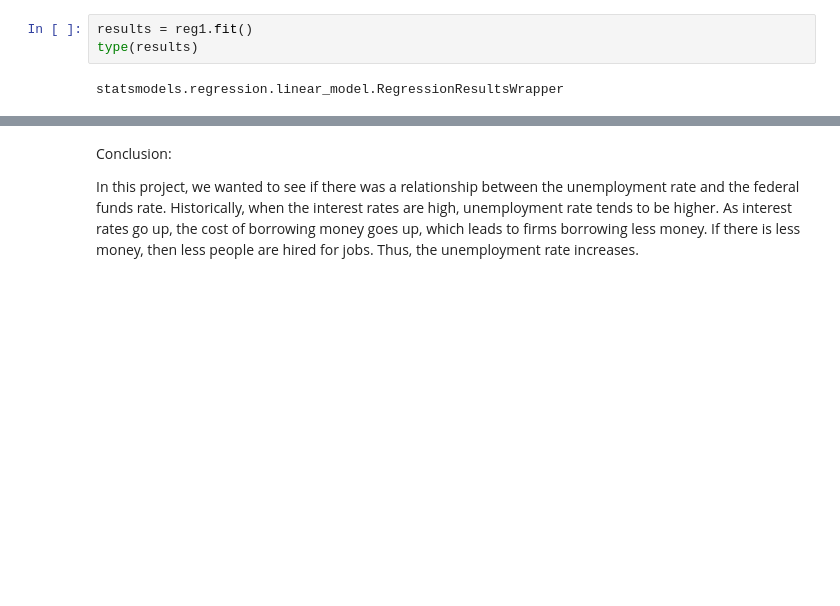
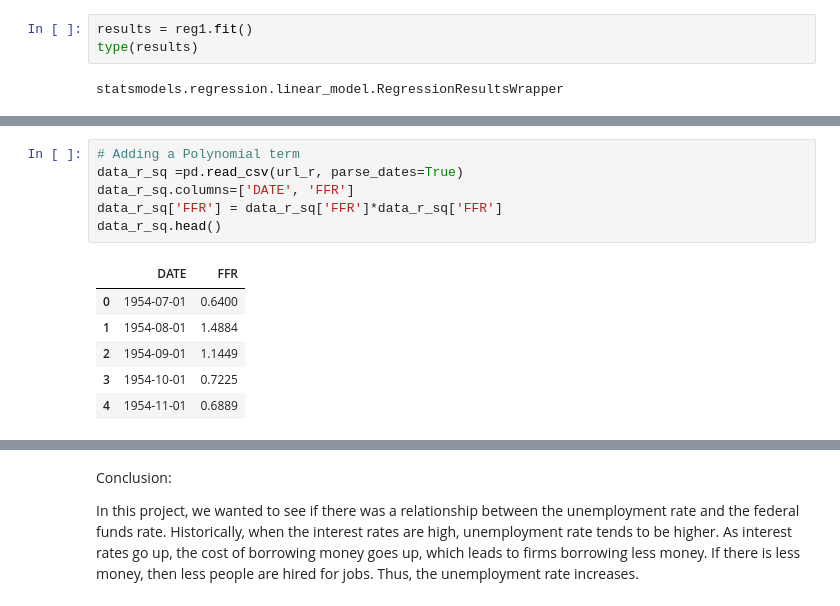
Before and after one commit to doctorkdo/Econ-149-Project, a Jupyter notebook: Econ 149 Project Final.ipynb, the cells around one changed output, grey strips where cells are left out. Saved outputs shown, nothing was run; the diff lists cells and outputs as text; blank space fills up the shorter version.

```diff
--- a/Econ 149 Project Final.ipynb
+++ b/Econ 149 Project Final.ipynb
@@ -203,0 +212,13 @@ Warnings:
+# %%
+# Adding a Polynomial term
+data_r_sq =pd.read_csv(url_r, parse_dates=True)
+data_r_sq.columns=['DATE', 'FFR']
+data_r_sq['FFR'] = data_r_sq['FFR']*data_r_sq['FFR']
+data_r_sq.head()
+# %% [output]
+|  | DATE | FFR |
+| 0 | 1954-07-01 | 0.6400 |
+| 1 | 1954-08-01 | 1.4884 |
+| 2 | 1954-09-01 | 1.1449 |
+| 3 | 1954-10-01 | 0.7225 |
+| 4 | 1954-11-01 | 0.6889 |
```
Also changed, not shown: parts of 11 cells of this notebook, 1 other file.
